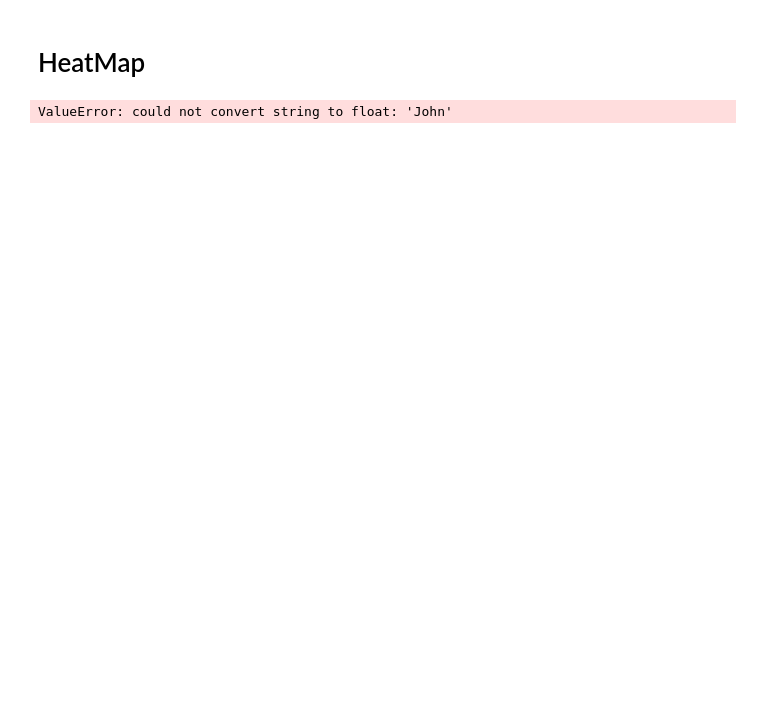
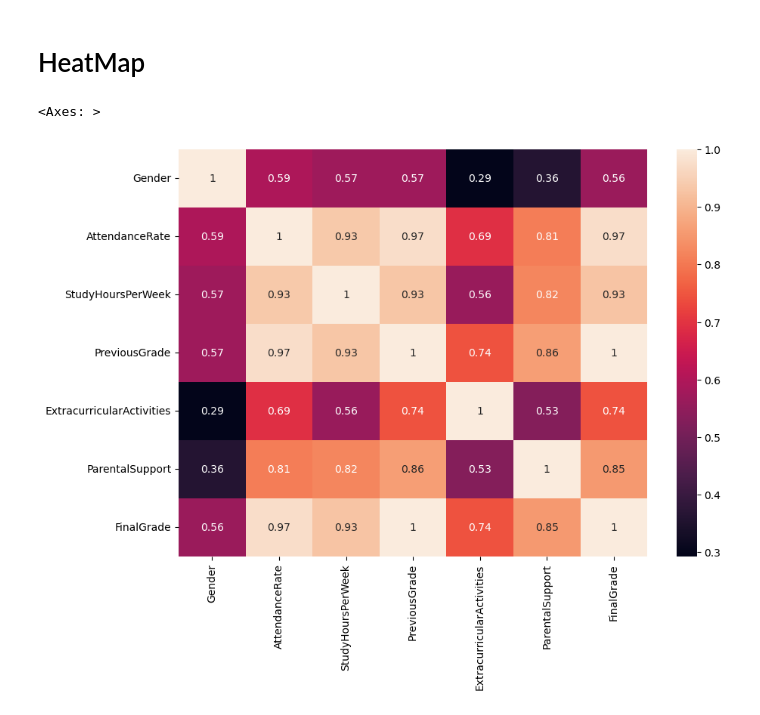
Before and after one commit to MaukanMir/Student-Performance-Predictions, a Jupyter notebook: training.ipynb, the cells around one changed output. Cells and saved outputs as stored; diff of their text form; code cells hidden in the pictures; blank space fills up the shorter version.

Commit message:
added new graphs

```diff
--- a/training.ipynb
+++ b/training.ipynb
@@ -47,3 +47,9 @@ df
 | 9 | 10 | Isabella | Female | 91 | 22 | 86 | 3 | ... |
 # %%
 df.drop(["StudentID", 'Name'], axis=1, inplace=True)
+# %%
+new_df = df.copy()
+
+mapping = {"High":2,"Medium":1, "Low":0}
+new_df["Gender"] = df["Gender"].apply(lambda x: 0 if x == "Male" else 1)
+new_df["ParentalSupport"] = new_df["ParentalSupport"].map(mapping)
@@ -50,9 +70,10 @@ df.drop(["StudentID", 'Name'], axis=1, inplace=True)
 # %% [markdown]
 # HeatMap
 # %%
-relations = df.corr()
+relations = new_df.corr()
 
 plt.figure(figsize=(10,7))
 sns.heatmap(data=relations, annot=True)
 # %% [output]
-ValueError: could not convert string to float: 'John'
+<Axes: >
+[figure, added]
```
Also changed, not shown: parts of 1 cell of this notebook.
